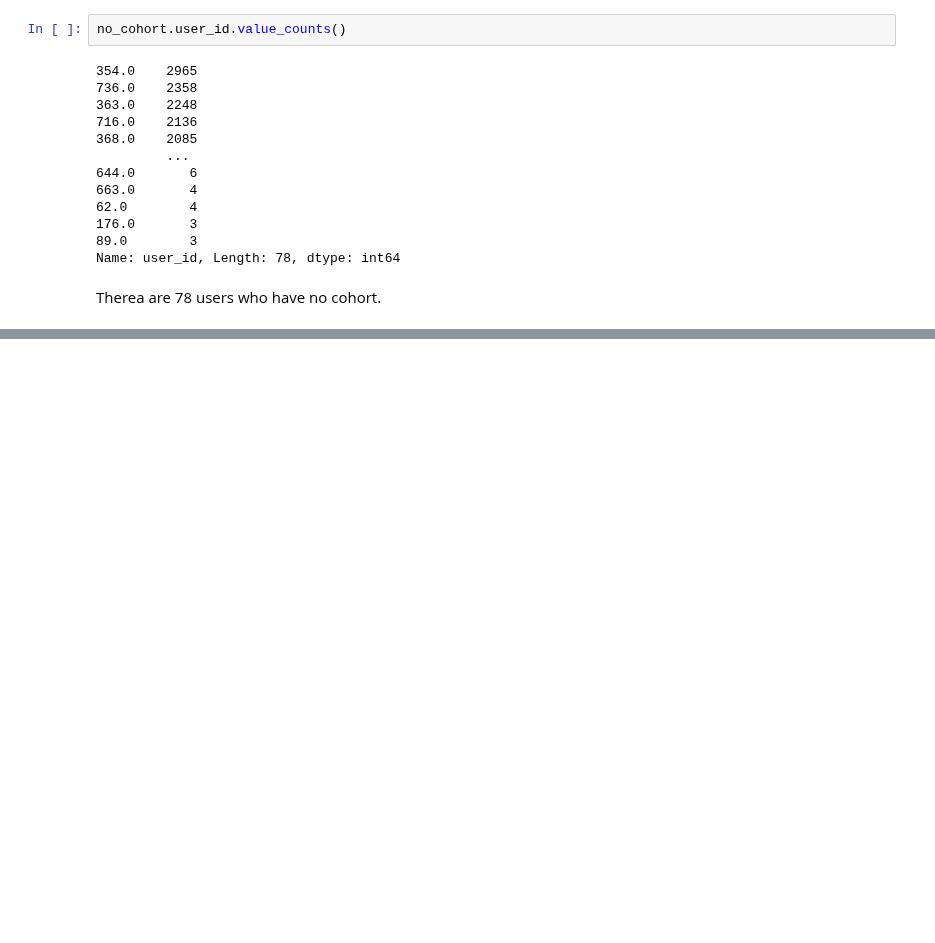
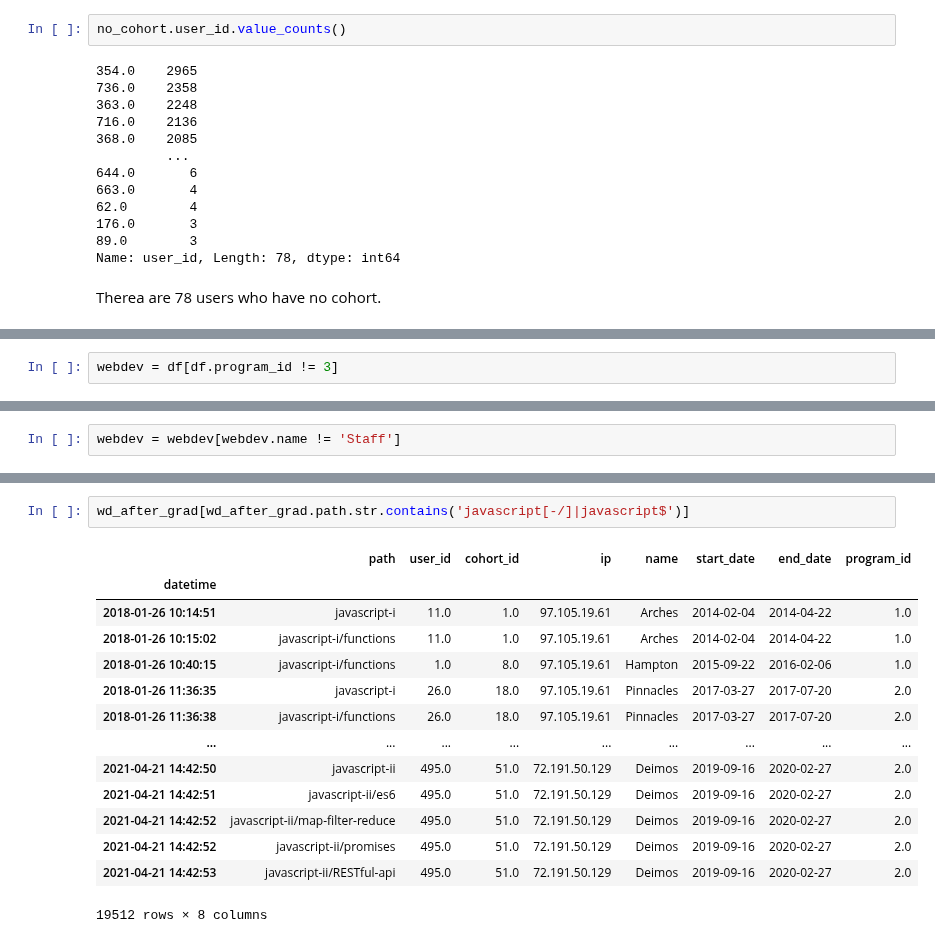
Before and after one commit to AACKV/anomaly_detection_project, a Jupyter notebook: andrew_working_notebook.ipynb, the cells around one changed output, grey strips where cells are left out. Saved outputs shown, nothing was run; the diff lists cells and outputs as text; blank space fills up the shorter version.

```diff
--- a/andrew_working_notebook.ipynb
+++ b/andrew_working_notebook.ipynb
@@ -156,0 +264,2 @@ no_cohort
+# %%
+webdev = df[df.program_id != 3]
@@ -156,0 +283,2 @@ no_cohort
+# %%
+webdev = webdev[webdev.name != 'Staff']
@@ -156,0 +443,17 @@ no_cohort
+# %%
+wd_after_grad[wd_after_grad.path.str.contains('javascript[-/]|javascript$')]
+# %% [output]
+|  | path | user_id | cohort_id | ip | name | start_date | end_date | program_id |
+| datetime |  |  |  |  |  |  |  |  |
+| 2018-01-26 10:14:51 | javascript-i | 11.0 | 1.0 | 97.105.19.61 | Arches | 2014-02-04 | 2014-04-22 | 1.0 |
+| 2018-01-26 10:15:02 | javascript-i/functions | 11.0 | 1.0 | 97.105.19.61 | Arches | 2014-02-04 | 2014-04-22 | 1.0 |
+| 2018-01-26 10:40:15 | javascript-i/functions | 1.0 | 8.0 | 97.105.19.61 | Hampton | 2015-09-22 | 2016-02-06 | 1.0 |
+| 2018-01-26 11:36:35 | javascript-i | 26.0 | 18.0 | 97.105.19.61 | Pinnacles | 2017-03-27 | 2017-07-20 | 2.0 |
+| 2018-01-26 11:36:38 | javascript-i/functions | 26.0 | 18.0 | 97.105.19.61 | Pinnacles | 2017-03-27 | 2017-07-20 | 2.0 |
+| ... | ... | ... | ... | ... | ... | ... | ... | ... |
+| 2021-04-21 14:42:50 | javascript-ii | 495.0 | 51.0 | 72.191.50.129 | Deimos | 2019-09-16 | 2020-02-27 | 2.0 |
+| 2021-04-21 14:42:51 | javascript-ii/es6 | 495.0 | 51.0 | 72.191.50.129 | Deimos | 2019-09-16 | 2020-02-27 | 2.0 |
+| 2021-04-21 14:42:52 | javascript-ii/map-filter-reduce | 495.0 | 51.0 | 72.191.50.129 | Deimos | 2019-09-16 | 2020-02-27 | 2.0 |
+| 2021-04-21 14:42:52 | javascript-ii/promises | 495.0 | 51.0 | 72.191.50.129 | Deimos | 2019-09-16 | 2020-02-27 | 2.0 |
+| 2021-04-21 14:42:53 | javascript-ii/RESTful-api | 495.0 | 51.0 | 72.191.50.129 | Deimos | 2019-09-16 | 2020-02-27 | 2.0 |
+19512 rows × 8 columns
```
Also changed, not shown: parts of 56 cells of this notebook.
